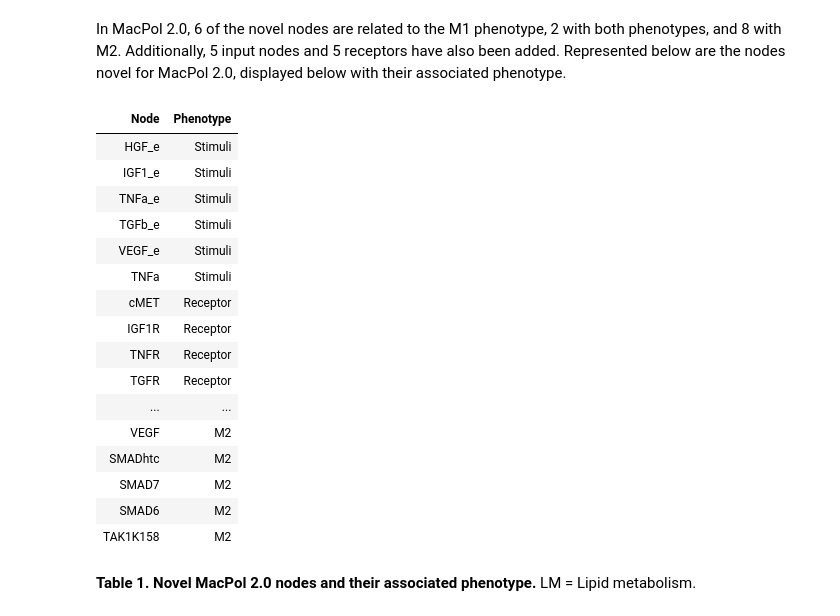
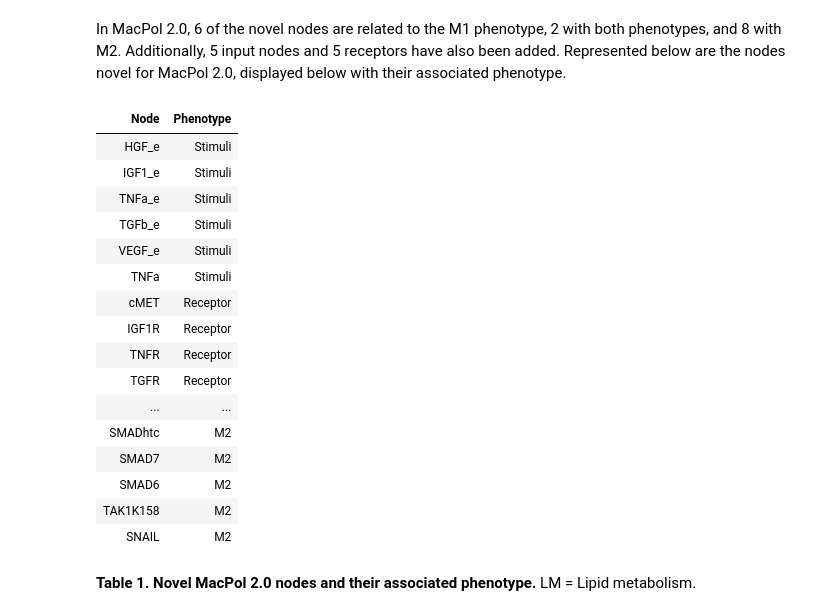
Before and after one commit to Karinaovedal/Master-thesis, a Jupyter notebook: MacPol 2.0.ipynb, the cells around one changed output. Saved outputs shown, nothing was run; the diff lists cells and outputs as text; code cells hidden in the pictures.

```diff
--- a/MacPol 2.0.ipynb
+++ b/MacPol 2.0.ipynb
@@ -70,42 +70,42 @@ Stimuli_df = pd.DataFrame(data=Stimuli)
 Receptor = {"Node": ['cMET', 'IGF1R', 'TNFR','TGFR','VEGFR','EP2R'],
            "Phenotype": ['Receptor','Receptor','Receptor','Receptor','Receptor','Receptor']}
 Receptor_df = pd.DataFrame(data=Receptor)
 
 M1 = {"Node": ['TRAF2','TAK1K63','Pell1'],
                  "Phenotype": ['M1','M1','M1']}
 M1_df = pd.DataFrame(data=M1)
 
-M1_M2 = {"Node": ['SNAIL','PI3K'],
-         "Phenotype": ['M1 & M2','M1 & M2']}
+M1_M2 = {"Node": ['PI3K'],
+         "Phenotype": ['M1 & M2']}
 M1_M2_df = pd.DataFrame(data=M1_M2)
 
-M2 = {"Node": ['PDL1', 'HGF', 'IGF1', 'VEGF','SMADhtc','SMAD7','SMAD6','TAK1K158'],
-     "Phenotype":['M2','M2','M2','M2','M2','M2','M2','M2']}
+M2 = {"Node": ['PDL1', 'HGF', 'IGF1', 'VEGF','SMADhtc','SMAD7','SMAD6','TAK1K158','SNAIL'],
+     "Phenotype":['M2','M2','M2','M2','M2','M2','M2','M2','M2']}
 M2_df = pd.DataFrame(data=M2)
 
 
 Node_phenotype = pd.concat([Stimuli_df, Receptor_df, M1_df, M1_M2_df, M2_df])
 
 df_phen = pd.DataFrame(data=Node_phenotype)
 df_phen.style.hide(axis='index')
 # %% [output]
 | Node | Phenotype |
 | HGF_e | Stimuli |
 | IGF1_e | Stimuli |
 | TNFa_e | Stimuli |
 | TGFb_e | Stimuli |
 | VEGF_e | Stimuli |
 | TNFa | Stimuli |
 | cMET | Receptor |
 | IGF1R | Receptor |
 | TNFR | Receptor |
 | TGFR | Receptor |
 | ... | ... |
-| VEGF | M2 |
 | SMADhtc | M2 |
 | SMAD7 | M2 |
 | SMAD6 | M2 |
 | TAK1K158 | M2 |
+| SNAIL | M2 |
 # %% [markdown]
 **Table 1. Novel MacPol 2.0 nodes and their associated phenotype.** LM = Lipid metabolism.
 # %% [markdown]
```
Also changed, not shown: parts of 15 cells of this notebook, 4 other files.
